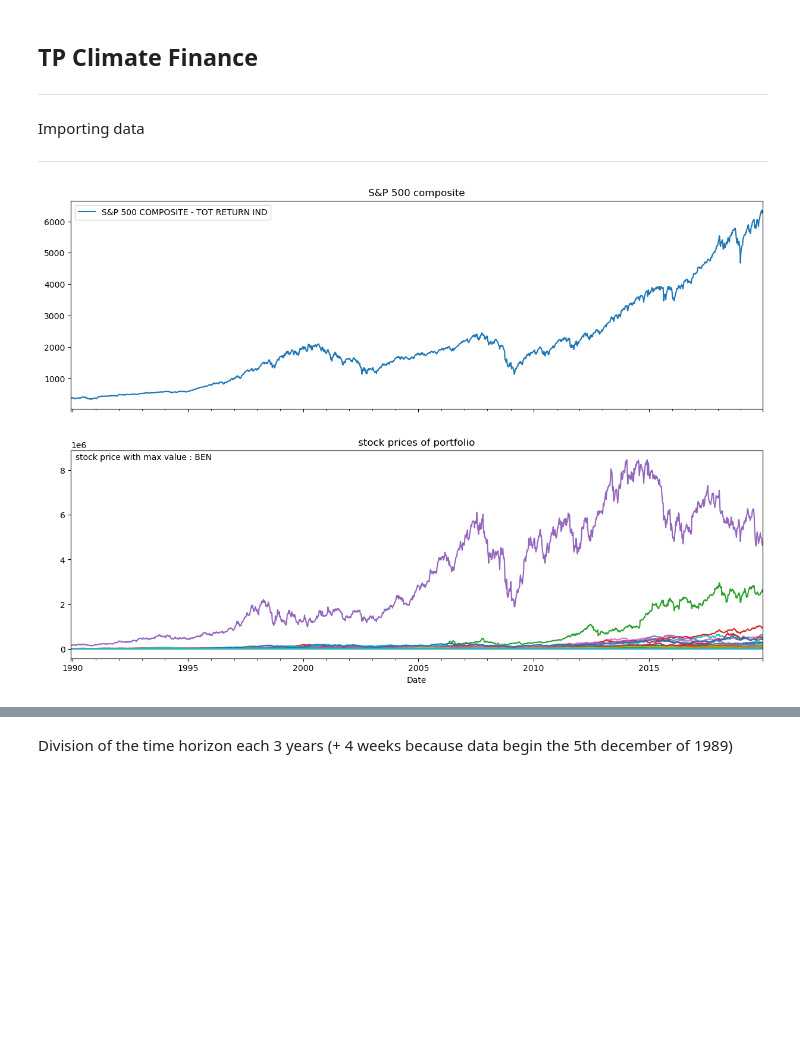
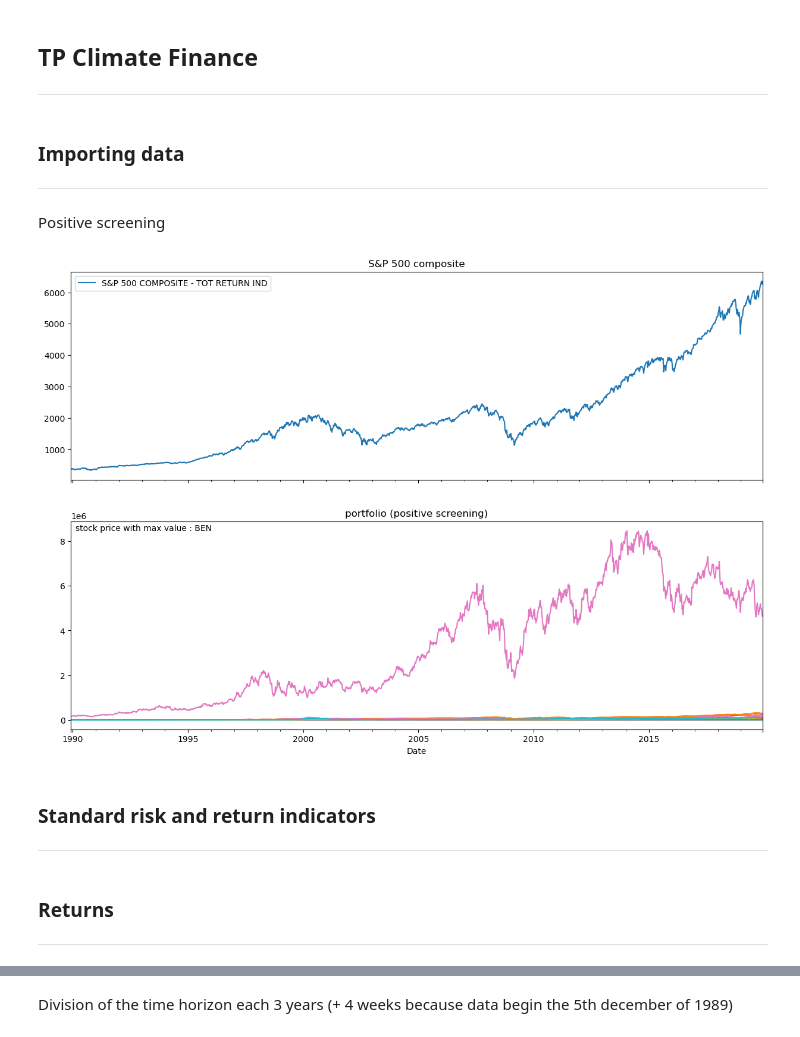
Before and after one commit to CastanieAlexandre/TP-Climate-finance, a Jupyter notebook: NB_TPClimateFInance.ipynb, the cells around one changed output, grey strips where cells are left out. Saved outputs shown, nothing was run; the diff lists cells and outputs as text; code cells hidden in the pictures; blank space fills up the shorter version.

```diff
--- a/NB_TPClimateFInance.ipynb
+++ b/NB_TPClimateFInance.ipynb
@@ -10,7 +11,7 @@ import gurobipy as gp
-# %% [markdown]
-Importing data
-
----
+# %% [markdown]
+### Importing data
+
+---
 # %%
 df_stock=pd.read_excel("Individual_stock_data.xlsx",sheet_name='stock prices').dropna(axis=1)
 df_stock=df_stock.set_index('Date')
@@ -20,10 +20,18 @@ df_carbonfootprint=pd.read_excel("Individual_stock_data.xlsx",sheet_name='carbon
 df_sp=pd.read_excel('Individual_stock_data.xlsx',sheet_name='SP500')
 df_sp=df_sp.set_index('Name')
+# %% [markdown]
+Positive screening
+# %%
+df_50best=df_stock.filter(items=list(df_carbonfootprint.sort_values("INTENSITY").iloc[:96,0]),axis=1)
 # %%
 fig,ax=plt.subplots(2,1,figsize=(15,10),sharex=True)
 df_sp.plot(ax=ax[0], title='S&P 500 composite')
-ax=df_stock.plot(ax=ax[1],legend=False,title='stock prices of portfolio')
-ax.text(df_stock.index[10],df_stock.max(axis=0).max(),"stock price with max value : "+f"{df_stock.max(axis=0).idxmax()}")
+ax=df_50best.plot(ax=ax[1],legend=False,title='portfolio (positive screening)')
+ax.text(df_50best.index[10],df_50best.max(axis=0).max(),"stock price with max value : "+f"{df_50best.max(axis=0).idxmax()}")
 plt.show()
 # %% [output]
-[figure, old version]
+[figure, new version]
+# %% [markdown]
+### Standard risk and return indicators
+
+---
@@ -29,0 +70,4 @@ plt.show()
+# %% [markdown]
+### Returns
+
+---
```
Also changed, not shown: parts of 40 cells of this notebook.
